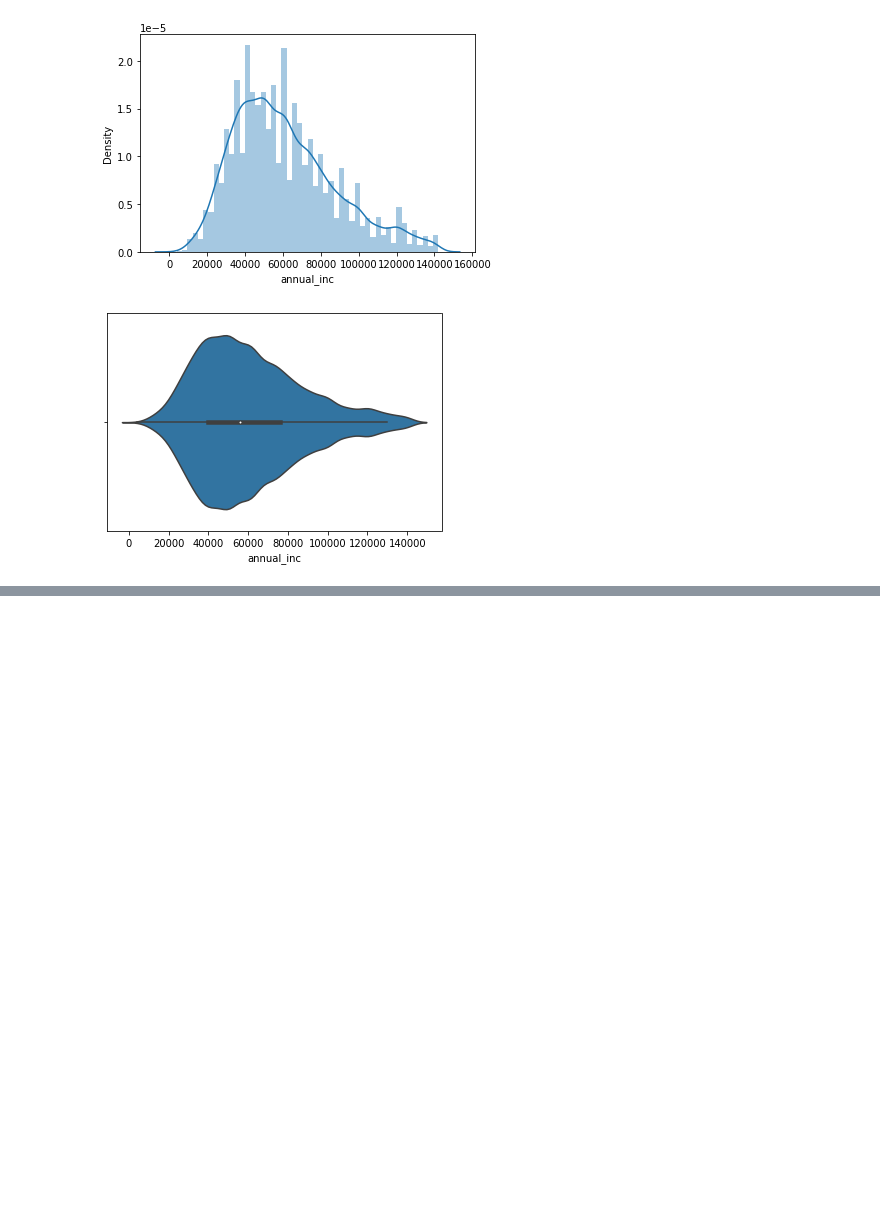
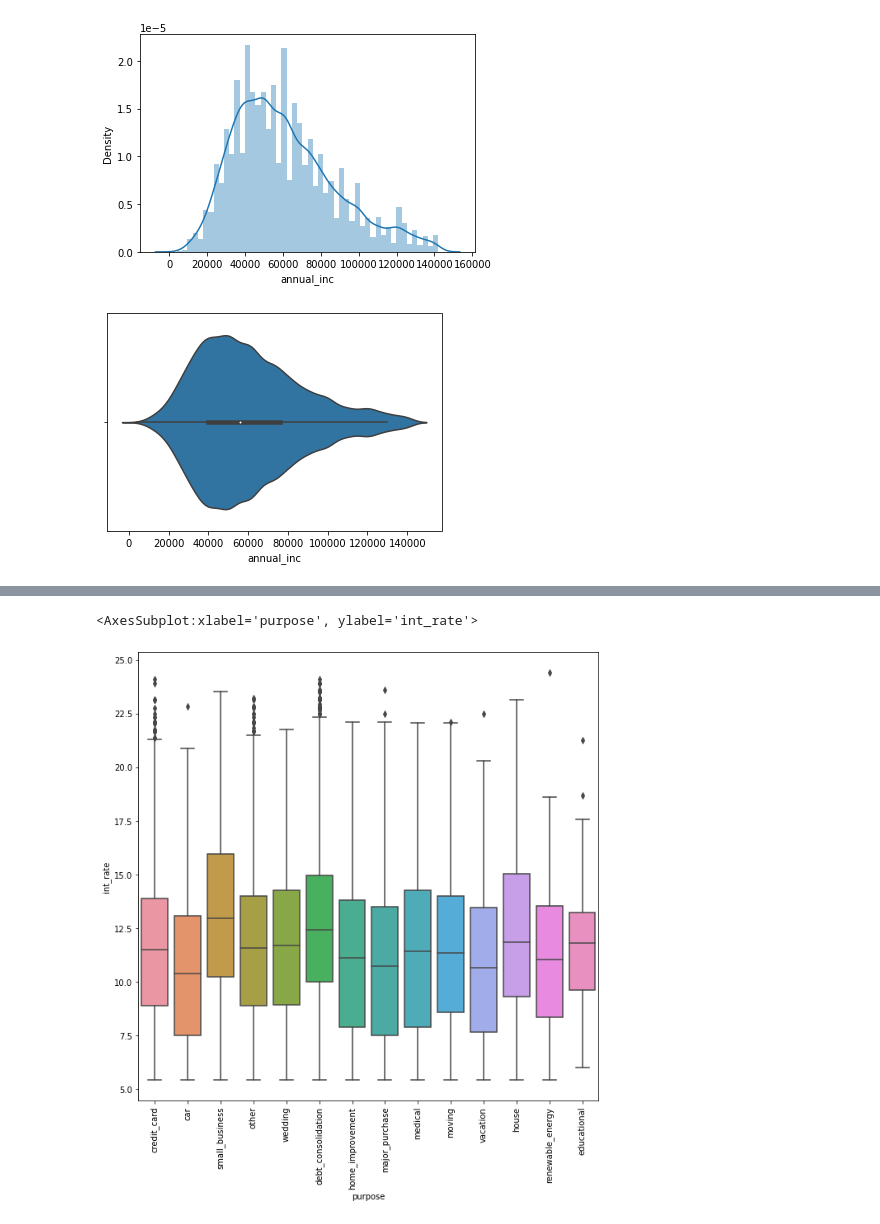
Before and after one commit to sivaprasadt246/LendingClubCaseStudy, a Jupyter notebook: SivaPrasadThota.ipynb, the cells around one changed output, grey strips where cells are left out. Saved outputs shown, nothing was run; the diff lists cells and outputs as text; code cells hidden in the pictures; blank space fills up the shorter version.

```diff
--- a/SivaPrasadThota.ipynb
+++ b/SivaPrasadThota.ipynb
@@ -598,0 +616,7 @@ plt.show()
+# %%
+plt.figure(figsize=(10,10))
+plt.xticks(rotation=90)
+sns.boxplot(x=loanDf.purpose,y=loanDf.int_rate)
+# %% [output]
+<AxesSubplot:xlabel='purpose', ylabel='int_rate'>
+[figure, added]
```
Also changed, not shown: parts of 3 cells of this notebook.
